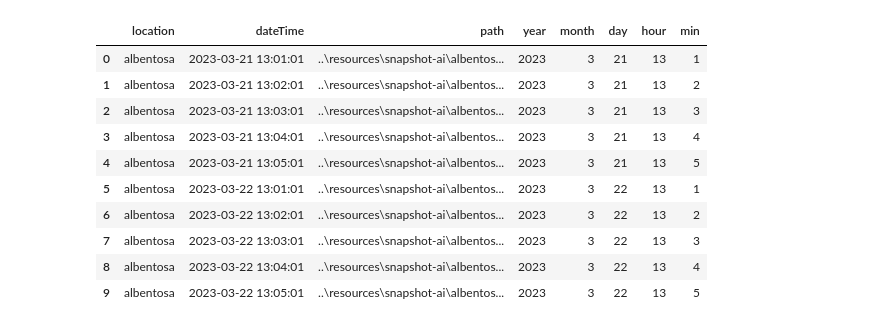
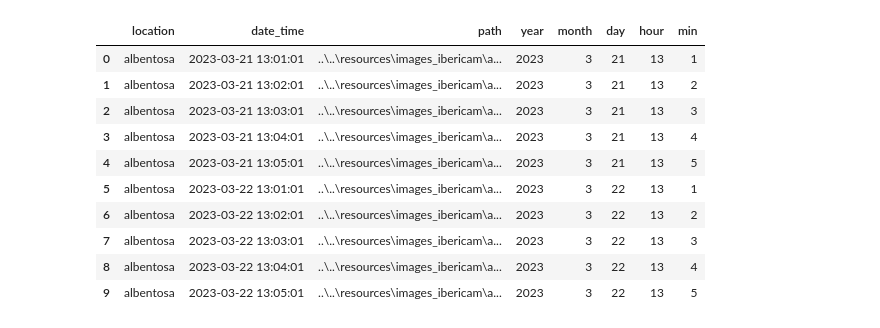
Before and after one commit to RaulCapellanFernandez/Weather_description, a Jupyter notebook: scripts/dataset/data_cleaning_dataset.ipynb, the cells around one changed output. Drawn from its saved outputs; the diff is of its cells as text; code cells hidden in the pictures.

Commit message:
Feat ibericam: Config files for all the images from ibericam

```diff
--- a/scripts/dataset/data_cleaning_dataset.ipynb
+++ b/scripts/dataset/data_cleaning_dataset.ipynb
@@ -7,7 +7,8 @@ import matplotlib.pyplot as plt
 from datetime import datetime as dt
 from statsmodels.tsa.seasonal import seasonal_decompose
 # %%
-path_images = glob(os.path.join('..', 'resources', 'snapshot-ai', '*'))
+path_images          = glob(os.path.join('..', '..', 'resources', 'images_ibericam', '*'))
+path_config_ibericam = os.path.join('..', '..', 'resources', 'utils', 'images_ibericam_config.csv')
 # %%
 location_names_imag = [ '_'.join((os.path.splitext(os.path.basename(path))[0].split('-')[:-2])) for path in path_images]
 dates_image         = [''.join((os.path.basename(path).split('-')[-2])) for path in path_images]
@@ -16,29 +17,31 @@ time_stamp_image    = [date + time_stamp for date, time_stamp in zip(dates_image
 formatted_times     = [dt.strptime(ts, '%Y%m%d%H%M%S') for ts in time_stamp_image]
 # %%
 df = pd.DataFrame({
-    'location': location_names_imag,
-    'dateTime': formatted_times,
-    'path'    : path_images
+    'location'  : location_names_imag,
+    'date_time' : formatted_times,
+    'path'      : path_images
 })
-df['year']  = df['dateTime'].dt.year
-df['month'] = df['dateTime'].dt.month
-df['day']   = df['dateTime'].dt.day
-df['hour']  = df['dateTime'].dt.hour
-df['min']   = df['dateTime'].dt.minute
+df['year']  = df['date_time'].dt.year
+df['month'] = df['date_time'].dt.month
+df['day']   = df['date_time'].dt.day
+df['hour']  = df['date_time'].dt.hour
+df['min']   = df['date_time'].dt.minute
+
+df.to_csv(path_config_ibericam, index = False)
 
 df.head(10)
 # %% [output]
-|  | location | dateTime | path | year | month | day | hour | min |
-| 0 | albentosa | 2023-03-21 13:01:01 | ..\resources\snapshot-ai\albentos... | 2023 | 3 | 21 | 13 | 1 |
-| 1 | albentosa | 2023-03-21 13:02:01 | ..\resources\snapshot-ai\albentos... | 2023 | 3 | 21 | 13 | 2 |
-| 2 | albentosa | 2023-03-21 13:03:01 | ..\resources\snapshot-ai\albentos... | 2023 | 3 | 21 | 13 | 3 |
-| 3 | albentosa | 2023-03-21 13:04:01 | ..\resources\snapshot-ai\albentos... | 2023 | 3 | 21 | 13 | 4 |
-| 4 | albentosa | 2023-03-21 13:05:01 | ..\resources\snapshot-ai\albentos... | 2023 | 3 | 21 | 13 | 5 |
-| 5 | albentosa | 2023-03-22 13:01:01 | ..\resources\snapshot-ai\albentos... | 2023 | 3 | 22 | 13 | 1 |
-| 6 | albentosa | 2023-03-22 13:02:01 | ..\resources\snapshot-ai\albentos... | 2023 | 3 | 22 | 13 | 2 |
-| 7 | albentosa | 2023-03-22 13:03:01 | ..\resources\snapshot-ai\albentos... | 2023 | 3 | 22 | 13 | 3 |
-| 8 | albentosa | 2023-03-22 13:04:01 | ..\resources\snapshot-ai\albentos... | 2023 | 3 | 22 | 13 | 4 |
-| 9 | albentosa | 2023-03-22 13:05:01 | ..\resources\snapshot-ai\albentos... | 2023 | 3 | 22 | 13 | 5 |
+|  | location | date_time | path | year | month | day | hour | min |
+| 0 | albentosa | 2023-03-21 13:01:01 | ..\..\resources\images_ibericam\a... | 2023 | 3 | 21 | 13 | 1 |
+| 1 | albentosa | 2023-03-21 13:02:01 | ..\..\resources\images_ibericam\a... | 2023 | 3 | 21 | 13 | 2 |
+| 2 | albentosa | 2023-03-21 13:03:01 | ..\..\resources\images_ibericam\a... | 2023 | 3 | 21 | 13 | 3 |
+| 3 | albentosa | 2023-03-21 13:04:01 | ..\..\resources\images_ibericam\a... | 2023 | 3 | 21 | 13 | 4 |
+| 4 | albentosa | 2023-03-21 13:05:01 | ..\..\resources\images_ibericam\a... | 2023 | 3 | 21 | 13 | 5 |
+| 5 | albentosa | 2023-03-22 13:01:01 | ..\..\resources\images_ibericam\a... | 2023 | 3 | 22 | 13 | 1 |
+| 6 | albentosa | 2023-03-22 13:02:01 | ..\..\resources\images_ibericam\a... | 2023 | 3 | 22 | 13 | 2 |
+| 7 | albentosa | 2023-03-22 13:03:01 | ..\..\resources\images_ibericam\a... | 2023 | 3 | 22 | 13 | 3 |
+| 8 | albentosa | 2023-03-22 13:04:01 | ..\..\resources\images_ibericam\a... | 2023 | 3 | 22 | 13 | 4 |
+| 9 | albentosa | 2023-03-22 13:05:01 | ..\..\resources\images_ibericam\a... | 2023 | 3 | 22 | 13 | 5 |
 # %%
 # Estadísticas por año y localización
 plt.figure(figsize=(10, 6))
```
Also changed, not shown: parts of 1 cell of this notebook, 2 other files.
